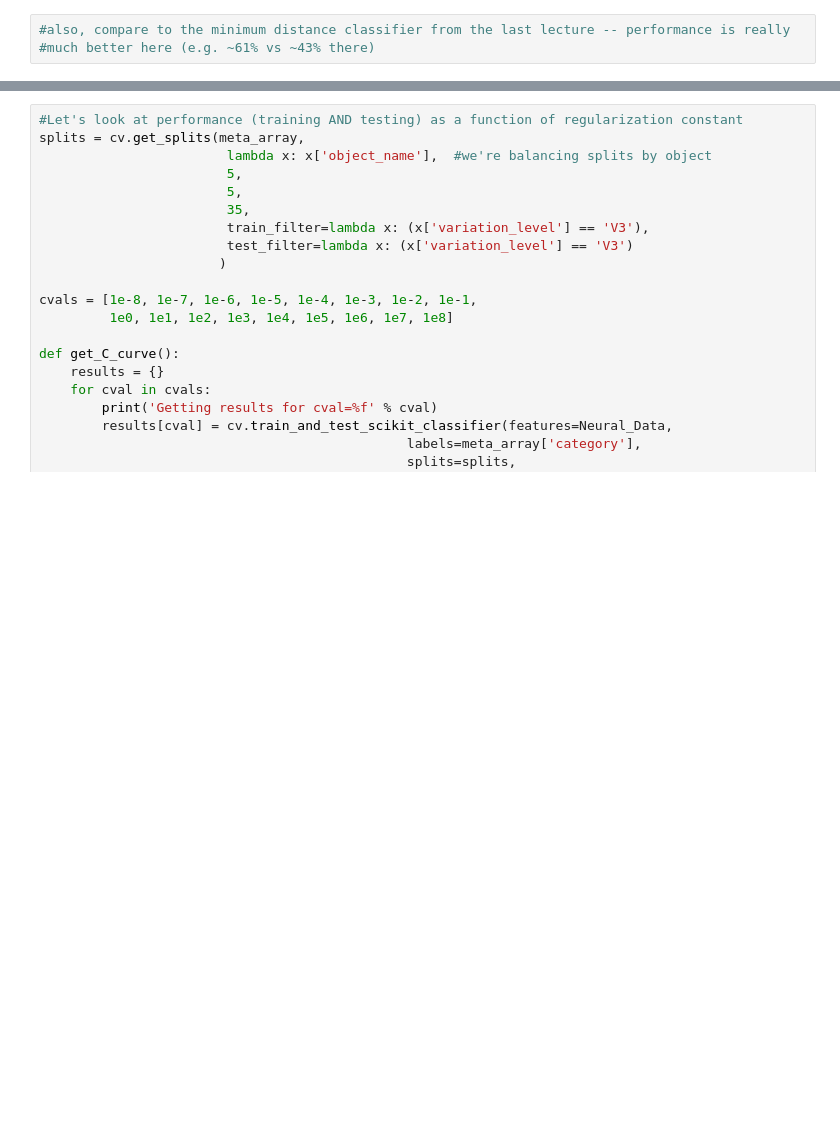
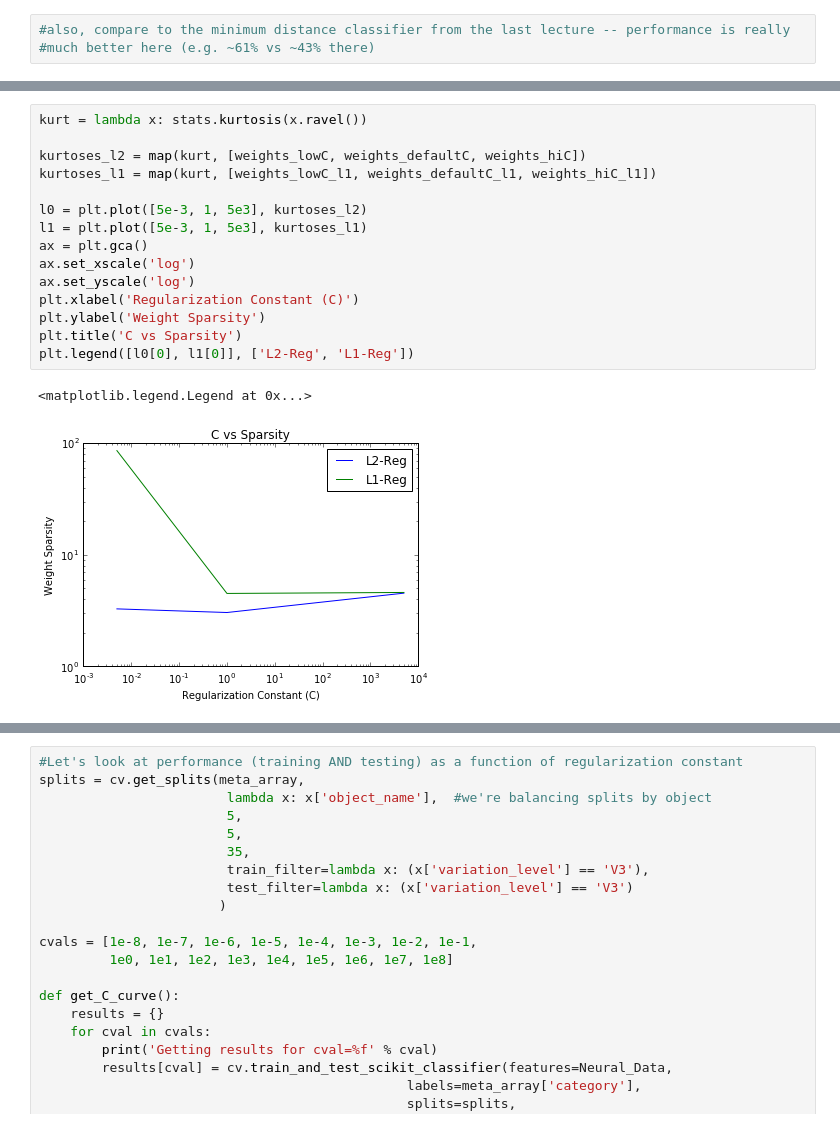
Before and after one commit to neuroailab/psych253, a Jupyter notebook: Lecture5_regularization.ipynb, the cells around one changed output, grey strips where cells are left out. Saved outputs shown, nothing was run; the diff lists cells and outputs as text; blank space fills up the shorter version.

```diff
--- a/Lecture5_regularization.ipynb
+++ b/Lecture5_regularization.ipynb
@@ -259,0 +347,18 @@ splits = cv.get_splits(meta_array,
+# %%
+kurt = lambda x: stats.kurtosis(x.ravel())
+
+kurtoses_l2 = map(kurt, [weights_lowC, weights_defaultC, weights_hiC])
+kurtoses_l1 = map(kurt, [weights_lowC_l1, weights_defaultC_l1, weights_hiC_l1])
+
+l0 = plt.plot([5e-3, 1, 5e3], kurtoses_l2)
+l1 = plt.plot([5e-3, 1, 5e3], kurtoses_l1)
+ax = plt.gca()
+ax.set_xscale('log')
+ax.set_yscale('log')
+plt.xlabel('Regularization Constant (C)')
+plt.ylabel('Weight Sparsity')
+plt.title('C vs Sparsity')
+plt.legend([l0[0], l1[0]], ['L2-Reg', 'L1-Reg'])
+# %% [output]
+<matplotlib.legend.Legend at 0x...>
+[figure, added]
```
Also changed, not shown: parts of 17 cells of this notebook.
